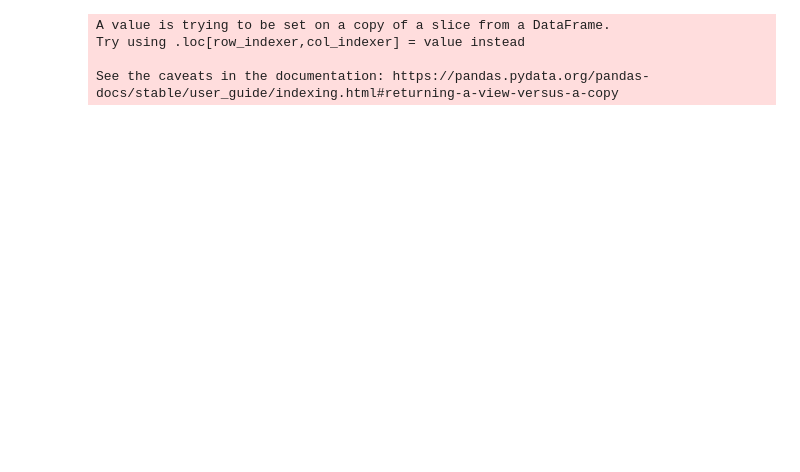
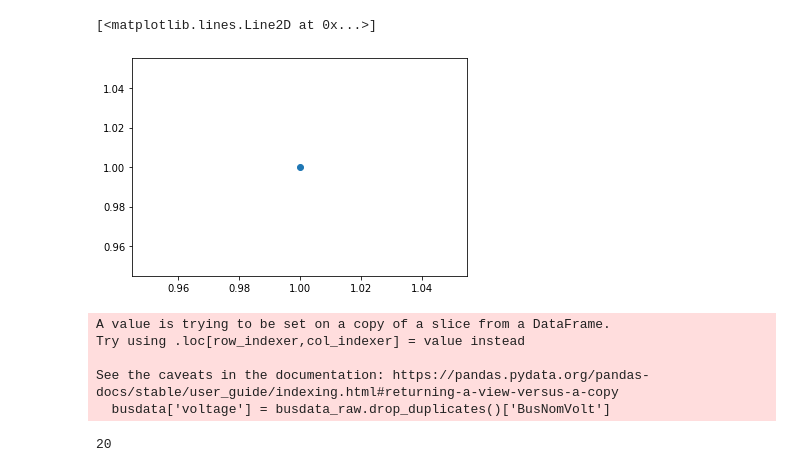
Before and after one commit to abodh/SummerInternship2021WSU, a Jupyter notebook: HIM_clean.ipynb, the cells around one changed output. Drawn from its saved outputs; the diff is of its cells as text; code cells hidden in the pictures; blank space fills up the shorter version.

```diff
--- a/HIM_clean.ipynb
+++ b/HIM_clean.ipynb
@@ -30,3 +10,8 @@ Successfully installed click-plugins-1.1.1 cligj-0.7.2 fiona-1.8.20 geopandas-0.
+# %%
+plt.plot(1,1,'o')
+# %% [output]
+[<matplotlib.lines.Line2D at 0x...>]
+[figure, added]
 # %%
 # TODO: implement randomization of parameters
 K = 1.14
@@ -82,13 +67,13 @@ def HIM(eye, transpostA, transpostB, m_h):
 
 
 # read in data and reduce columns
-busdata_raw = pd.read_csv('/content/drive/MyDrive/WSU Internship/data/Texas2000busdata-BUS.txt', sep='\s+' )
+busdata_raw = pd.read_csv('Diego/Data/Texas2000busdata-BUS.txt', sep='\s+' )
 busdata = busdata_raw[['BusNum', 'BusName', 'Latitude:1', 'Longitude:1']]
 busdata['voltage'] = busdata_raw.drop_duplicates()['BusNomVolt']
 busdata = busdata.set_index('BusNum')
 busdata = busdata.append(pd.Series(name=np.NaN))
 
-linedata_raw = pd.read_csv('/content/drive/MyDrive/WSU Internship/data/Texas2000busdata-LINES.txt', sep='\s+' )
+linedata_raw = pd.read_csv('Diego/Data/Texas2000busdata-LINES.txt', sep='\s+' )
 linedata = linedata_raw[['BusNum','BusNum:1']]
 linedata = linedata.drop_duplicates().reset_index().drop('index', axis=1 )
 linedata['NaN'] = np.NaN
@@ -112,6 +97,7 @@ A value is trying to be set on a copy of a slice from a DataFrame.
 Try using .loc[row_indexer,col_indexer] = value instead
 
 See the caveats in the documentation: https://pandas.pydata.org/pandas-docs/stable/user_guide/indexing.html#returning-a-view-versus-a-copy
+  busdata['voltage'] = busdata_raw.drop_duplicates()['BusNomVolt']
 # %%
 # assumes hurricane for plotting purposes:
 m_h = [r_mw, r_s, w_m]
@@ -120,6 +106,10 @@ eye = [28.9, 95.2]
 linedata['MaxWindspeed'] = linedata.apply(lambda row : HIM(eye, row['from(X,Y)'], row['to(X,Y)'], m_h), axis = 1)
 
 # linedata.sort_values('MaxWindspeed', ascending=False).to_csv('/content/linedata.csv')
+# %%
+10+10
+# %% [output]
+20
 # %%
 # gets Texas map
 usa = gpd.read_file('/content/drive/MyDrive/WSU Internship/States 21basic')
```
Also changed, not shown: parts of 7 cells of this notebook.
